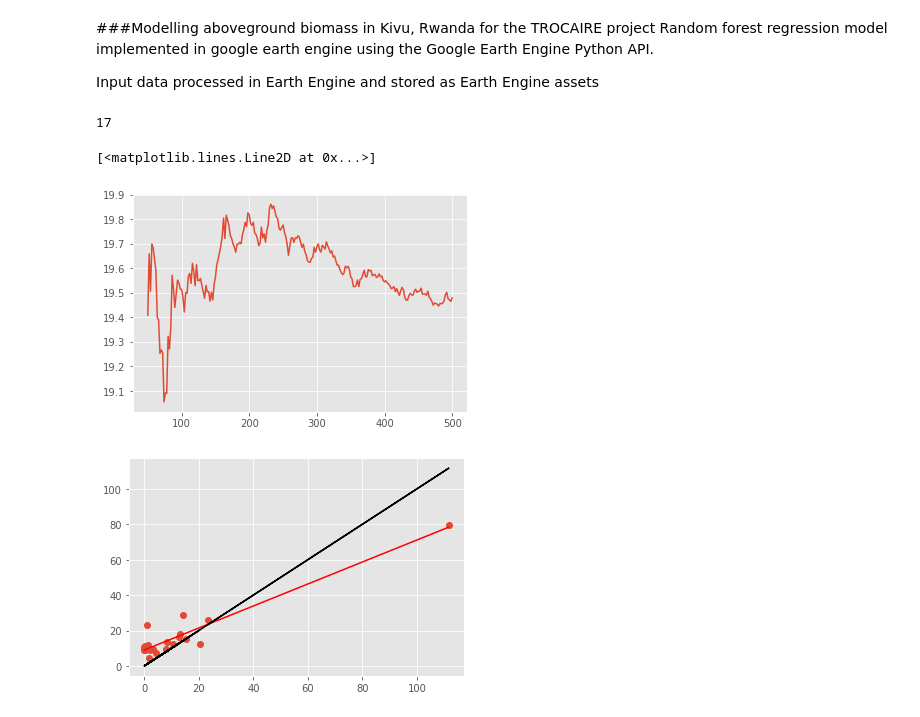
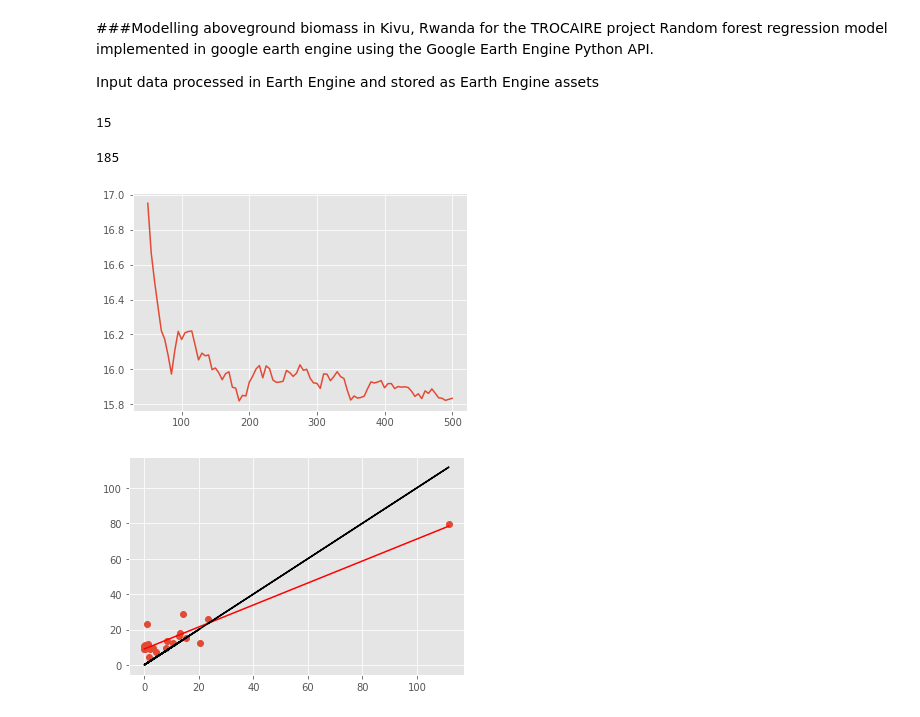
Before and after one commit to samharrison16/TROCAIRE, a Jupyter notebook: Kivu_AGB_RF.ipynb, the cells around one changed output. Drawn from its saved outputs; the diff is of its cells as text; code cells hidden in the pictures.

```diff
--- a/Kivu_AGB_RF.ipynb
+++ b/Kivu_AGB_RF.ipynb
@@ -18,7 +18,7 @@ soil_pca = ee.Image(path + "_soil_pc")
 topo = ee.Image(path + "_topo")
 worldclim = ee.Image(path + "_worldclim")
 all = optical.addBands(Cband).addBands(Lband).addBands(soil_pca).addBands(topo).addBands(worldclim)
-table = ee.FeatureCollection(path+"_agb").filter(ee.Filter.neq('PLOT_ID',64))
+table = ee.FeatureCollection(path+"_agb")
 
 inputs = ee.List([
   "clim_pc1",
@@ -52,7 +52,7 @@ geometry = ee.Geometry.Polygon(
           [29.552, -2.385]]])
 
 #set seed and define the percentage data hold back for testing
-seed = 10
+seed = 5
 splitpc = 0.75
 # %%
 #Buffer plot points by the size of the plot
@@ -109,30 +109,30 @@ b = ee.List.sequence(2, ee.List(inputs).size(), 1)
 bestsplit = b.get(a.indexOf(a.reduce(ee.Reducer.min())))
 bestsplit.getInfo()
 # %% [output]
-17
+15
 # %%
 from matplotlib import pyplot as plt
 
 #find the best number of trees parameter for the random forest regression model
 def treeno (trees):
   trained = ee.Classifier.smileRandomForest(**{
       'numberOfTrees': trees,
       'variablesPerSplit': bestsplit,
       'seed': seed
     }).train(training, 'AGB_ha', inputs).setOutputMode('REGRESSION')
   classifierexplain = trained.explain()
   return ee.Number(classifierexplain.get('outOfBagErrorEstimate'))
 
-c = ee.List.sequence(50, 500, 2).map(treeno)
-d = ee.List.sequence(50, 500, 2)
+c = ee.List.sequence(50, 500, 5).map(treeno)
+d = ee.List.sequence(50, 500, 5)
 besttrees = (d.get(c.indexOf(c.reduce(ee.Reducer.min()))))
-besttrees.getInfo()
 
 #scree plot all model OOBs against trees
 plt.plot(d.getInfo(), c.getInfo())
+besttrees.getInfo()
 # %% [output]
-[<matplotlib.lines.Line2D at 0x...>]
+185
-[figure, old version]
+[figure, new version]
 # %%
 trainedcluster = ee.Classifier.smileRandomForest(besttrees,bestsplit).train(training, 'AGB_ha', bands).setOutputMode('REGRESSION');
 
```
Also changed, not shown: parts of 1 cell of this notebook.
